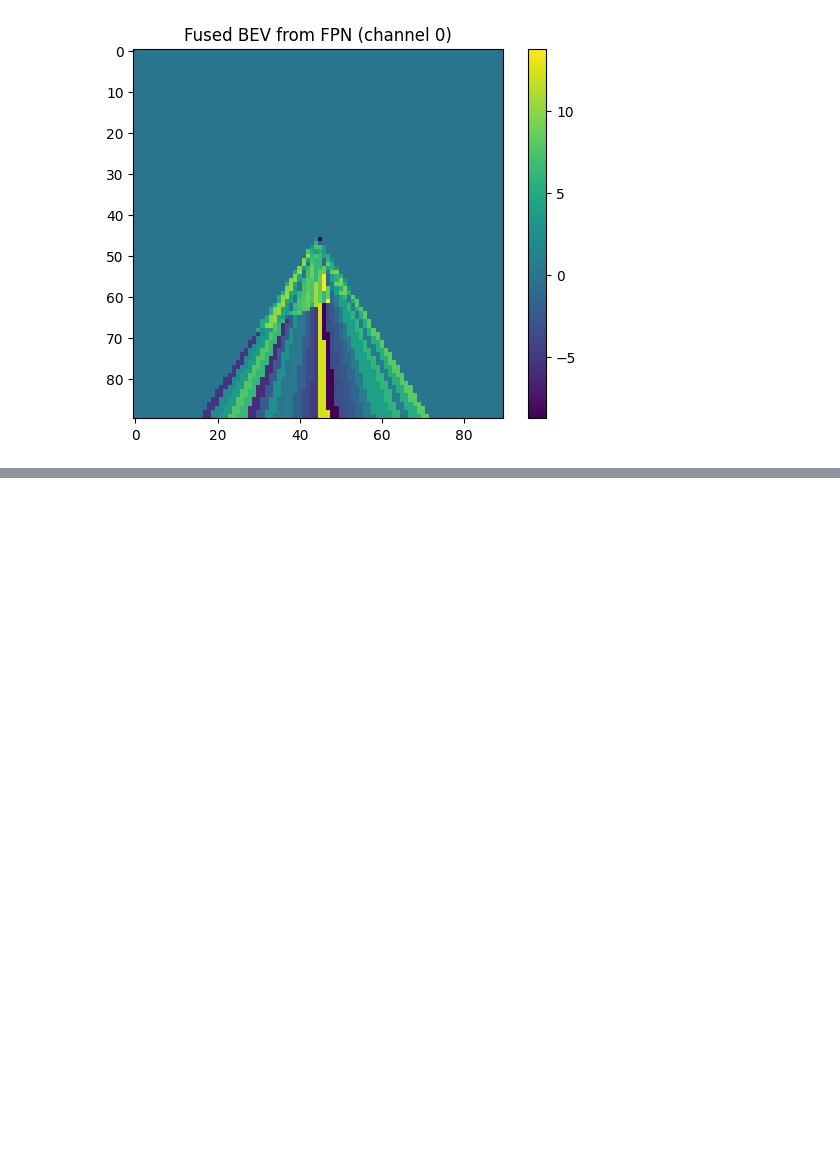
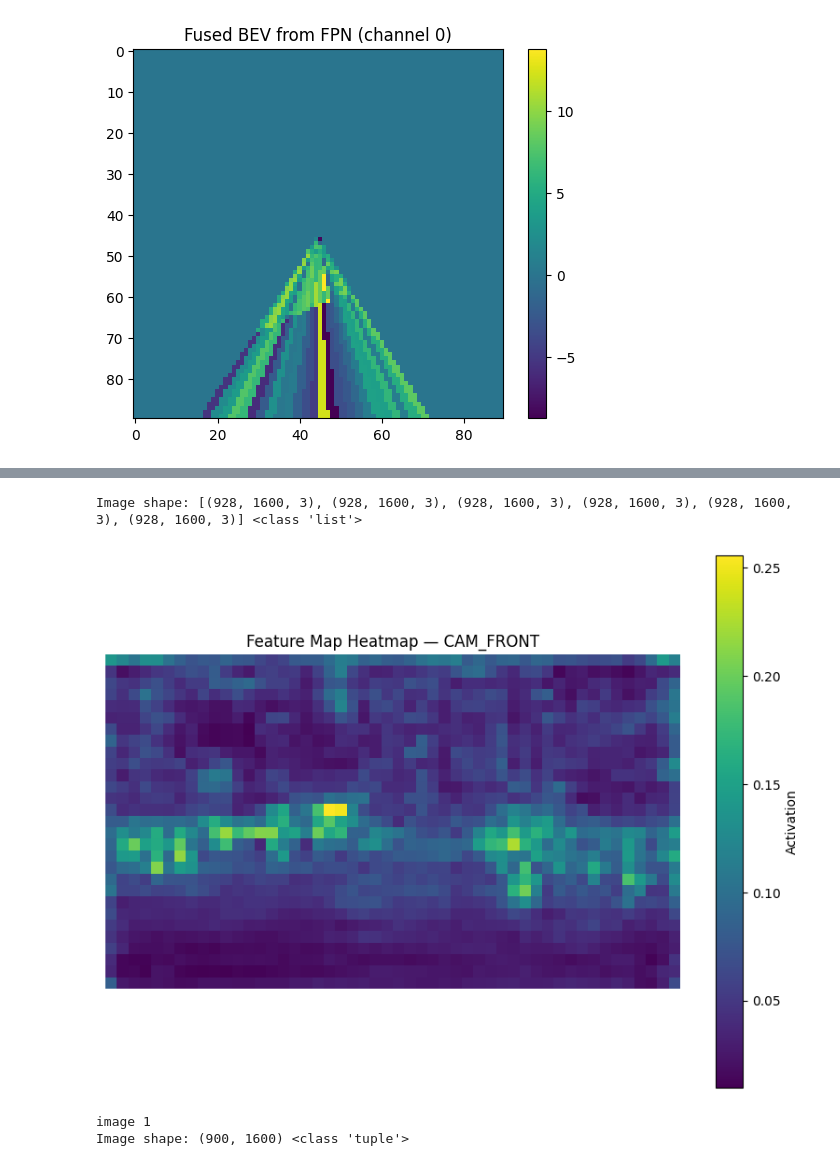
Before and after one commit to Nima630/Lavis_blip2, a Jupyter notebook: lavis_old/models/visualize_input.ipynb, the cells around one changed output, grey strips where cells are left out. Drawn from its saved outputs; the diff is of its cells as text; code cells hidden in the pictures; blank space fills up the shorter version.

Commit message:
Update Q-Former model, runner, and dataset scripts (Nov 5)

```diff
--- a/lavis_old/models/visualize_input.ipynb
+++ b/lavis_old/models/visualize_input.ipynb
@@ -2043,0 +2685,52 @@ if __name__ == "__main__":
+# %%
+import torch
+import matplotlib.pyplot as plt
+import os
+
+# Path to your .pt file
+# camera_example = "/home/draiman/Desktop/Datasets/validation/resnet/CAM_FRONT/ffec010a27b4462f86b78e2e41d14f42.pt"
+camera_example = "/data/train_/resnet/CAM_FRONT/978c3654ef014916bd77c73b1b796060.pt"
+
+
+
+# Load the file
+camera_data = torch.load(camera_example, map_location='cpu')
+
+# Extract and preprocess features
+feat = camera_data['feat'].squeeze(0)  # shape becomes [C, H, W]
+heatmap = feat.mean(dim=0).numpy()     # average over channels → shape [H, W]
+print("Image shape:", camera_data['img_shape'], type(camera_data['img_shape']))
+# Plotting
+plt.figure(figsize=(8, 6))
+plt.imshow(heatmap, cmap='viridis')
+plt.title(f"Feature Map Heatmap — {camera_data.get('cam_name', 'Unknown Camera')}")
+plt.axis('off')
+plt.colorbar(label="Activation")
+plt.tight_layout()
+plt.show()
+
+print("image 1 ")
+
+camera_example = "/home/draiman/Desktop/Datasets_nuscenes/validation/resnet/CAM_FRONT/9c1fc0d8c93b4a8584cc4f41d2863667.pt"
+
+# Load the file
+# camera_data = torch.load(camera_example, map_location='cpu')
+camera_data = torch.load(camera_example, map_location='cpu', weights_only=False)
+
+# Extract and preprocess features
+feat = camera_data['feat'].squeeze(0)  # shape becomes [C, H, W]
+heatmap = feat.mean(dim=0).numpy()     # average over channels → shape [H, W]
+print("Image shape:", camera_data['img_shape'], type(camera_data['img_shape']))
+# Plotting
+plt.figure(figsize=(8, 6))
+plt.imshow(heatmap, cmap='viridis')
+plt.title(f"Feature Map Heatmap — {camera_data.get('cam_name', 'Unknown Camera')}")
+plt.axis('off')
+plt.colorbar(label="Activation")
+plt.tight_layout()
+plt.show()
+# %% [output]
+Image shape: [(928, 1600, 3), (928, 1600, 3), (928, 1600, 3), (928, 1600, 3), (928, 1600, 3), (928, 1600, 3)] <class 'list'>
+[figure, added]
+image 1
+Image shape: (900, 1600) <class 'tuple'>
```
Also changed, not shown: parts of 6 cells of this notebook, 36 other files.
